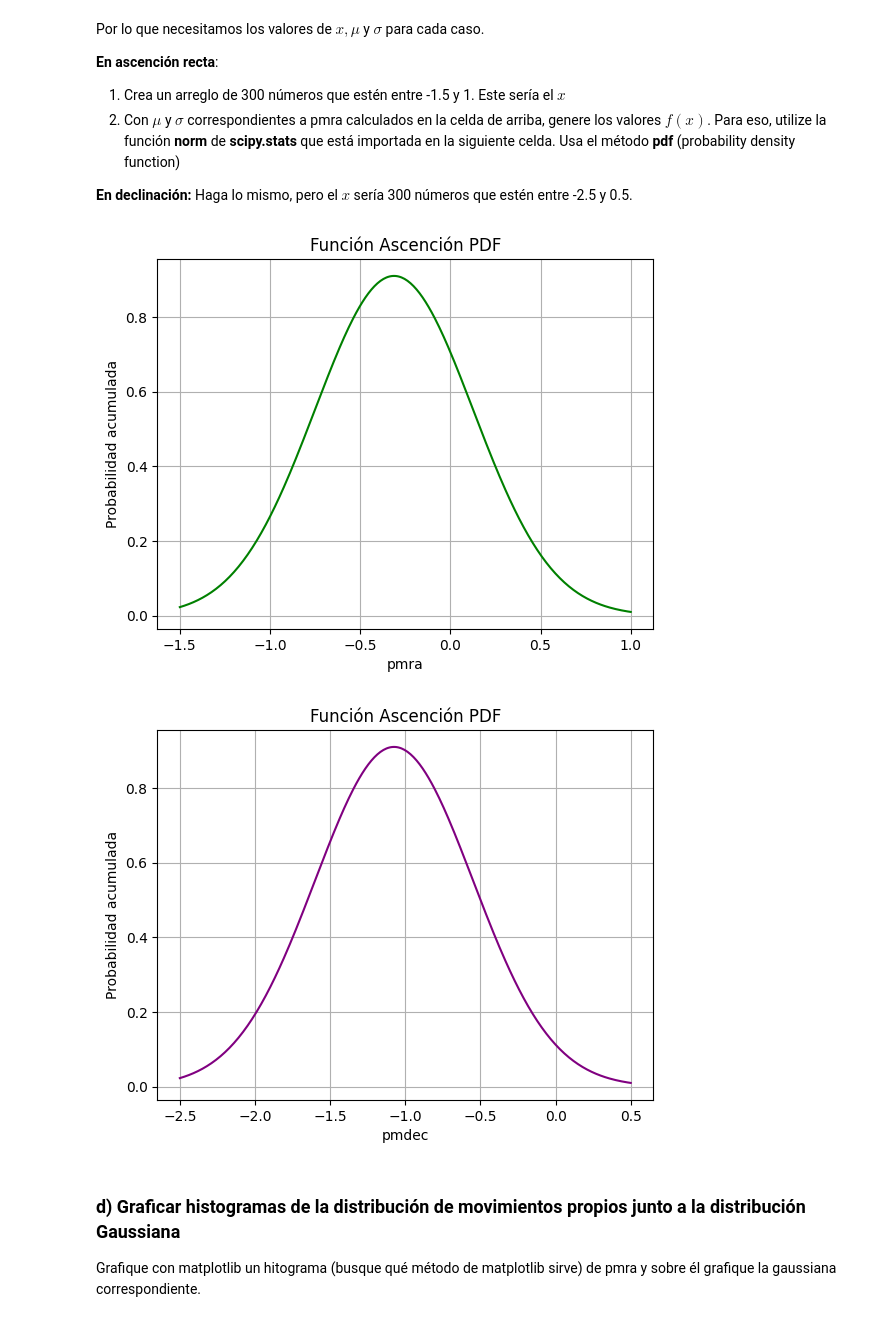
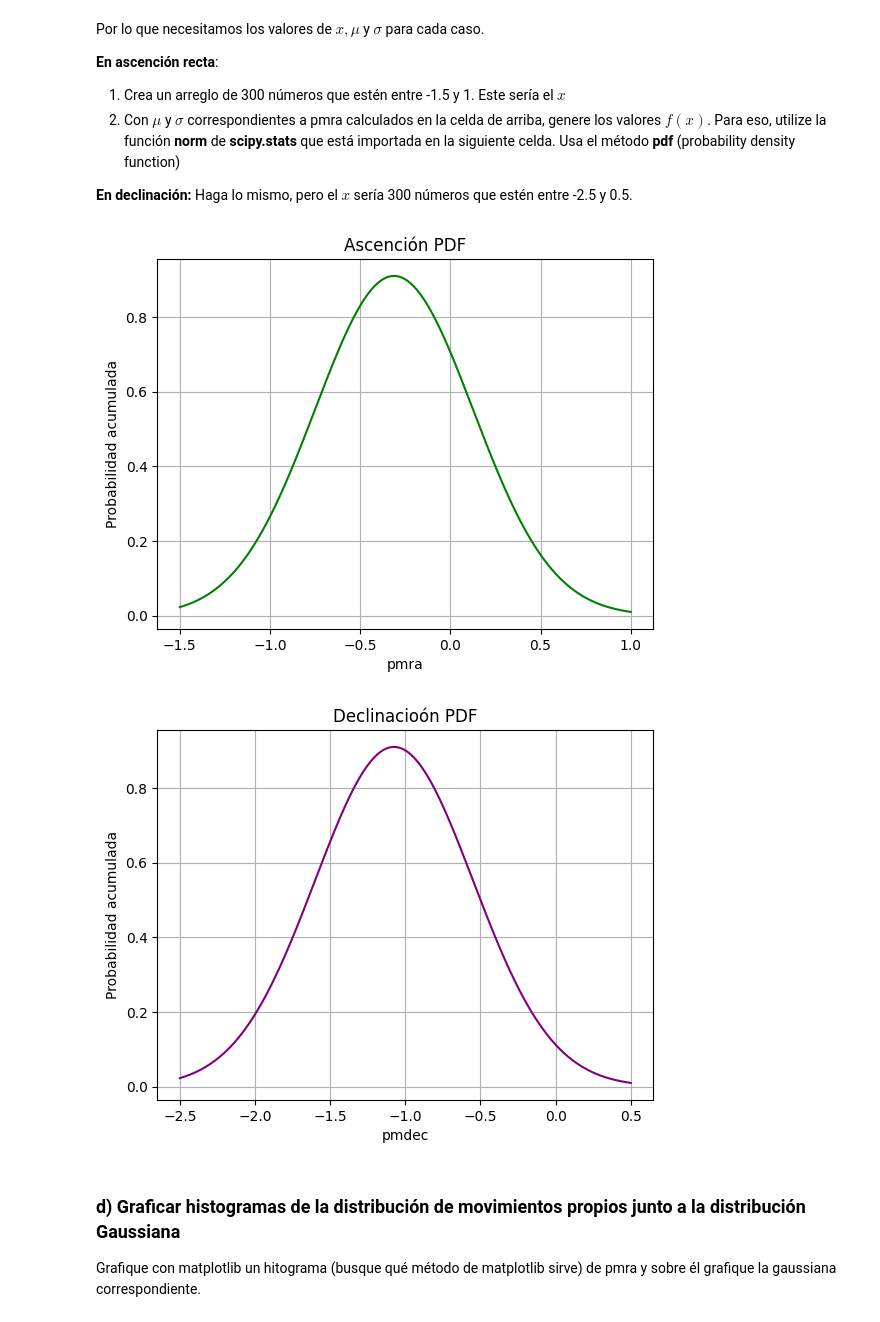
Before and after one commit to JoseAguirre-10/Tarea-2, a Jupyter notebook: Tarea2.ipynb, the cells around one changed output. Cells and saved outputs as stored; diff of their text form; code cells hidden in the pictures.

```diff
--- a/Tarea2.ipynb
+++ b/Tarea2.ipynb
@@ -114,27 +119,27 @@ Haga lo mismo, pero el $x$ sería 300 números que estén entre -2.5 y 0.5.
 # %%
 from scipy.stats import norm
 
 x_pmra = np.linspace(-1.5,1,300) #con esto realizamos un arreglo de 300  numeros entre -1,5 y 1
 
-fx_pmra = norm.pdf(x_pmra, mu_pmra, std_pmra)
+fx_pmra = norm.pdf(x_pmra, mu_pmra, std_pmra) #esto es la funcion de densidad de probabilidad
 plt.plot(x_pmra,fx_pmra,c= 'green')
-plt.title('Función Ascención PDF')
+plt.title('Ascención PDF')
 plt.xlabel('pmra')
 plt.ylabel('Probabilidad acumulada')
 plt.grid()
 plt.show()
 
 x_pmdec = np.linspace(-2.5,0.5,300) #con esto realizamos un arreglo de 300  numeros entre -2,5 y 0.5
 fx_pmdec =norm.pdf(x_pmdec,  mu_pmdec, std_pmdec)
 plt.plot(x_pmdec,fx_pmra,c= 'purple')
-plt.title('Función Ascención PDF')
+plt.title('Declinacioón PDF')
 plt.xlabel('pmdec')
 plt.ylabel('Probabilidad acumulada')
 plt.grid()
 plt.show()
 # %% [output]
-[figure, old version]
+[figure, new version]
-[figure, old version]
+[figure, new version]
 # %% [markdown]
 ### d) Graficar histogramas de la distribución de movimientos propios junto a la distribución Gaussiana
 
```
Also changed, not shown: parts of 8 cells of this notebook.
